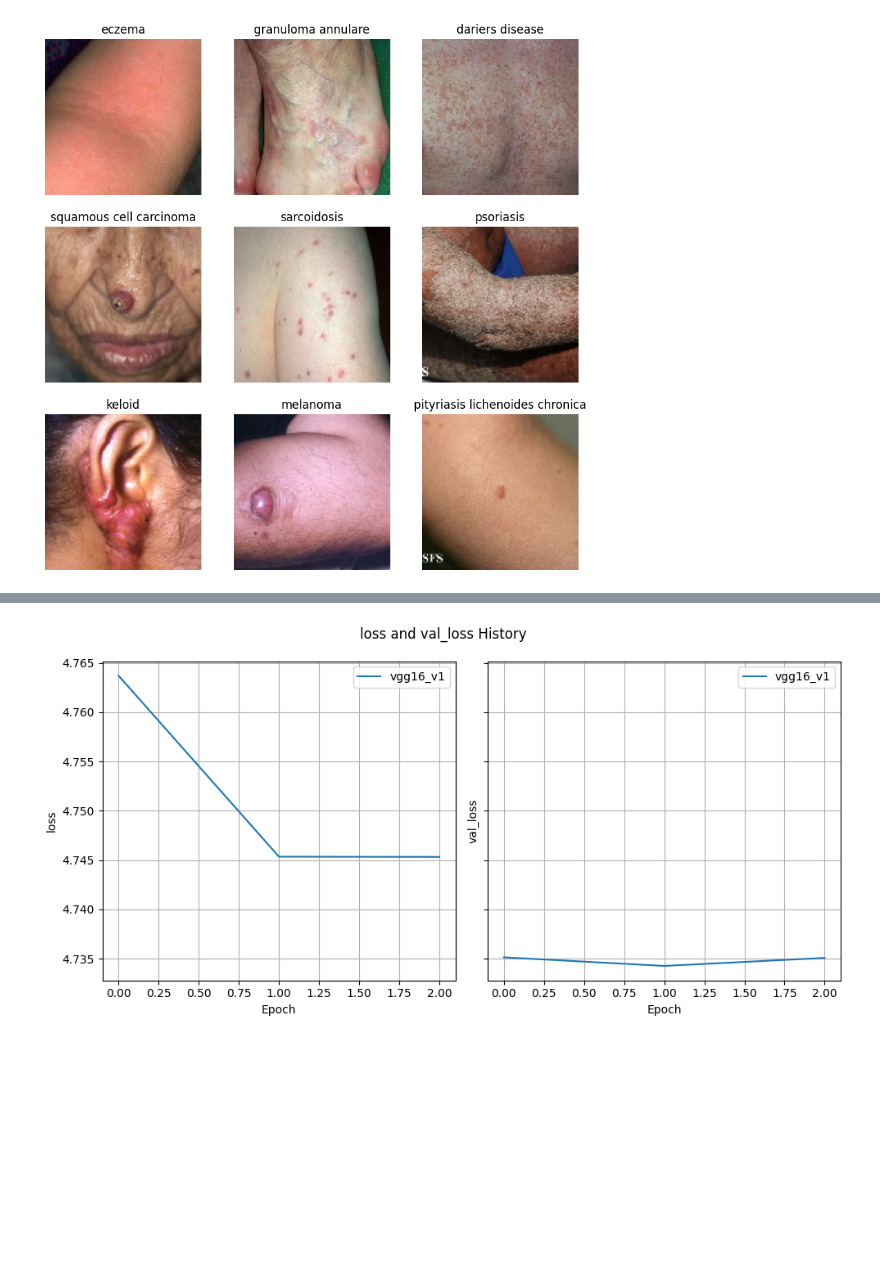
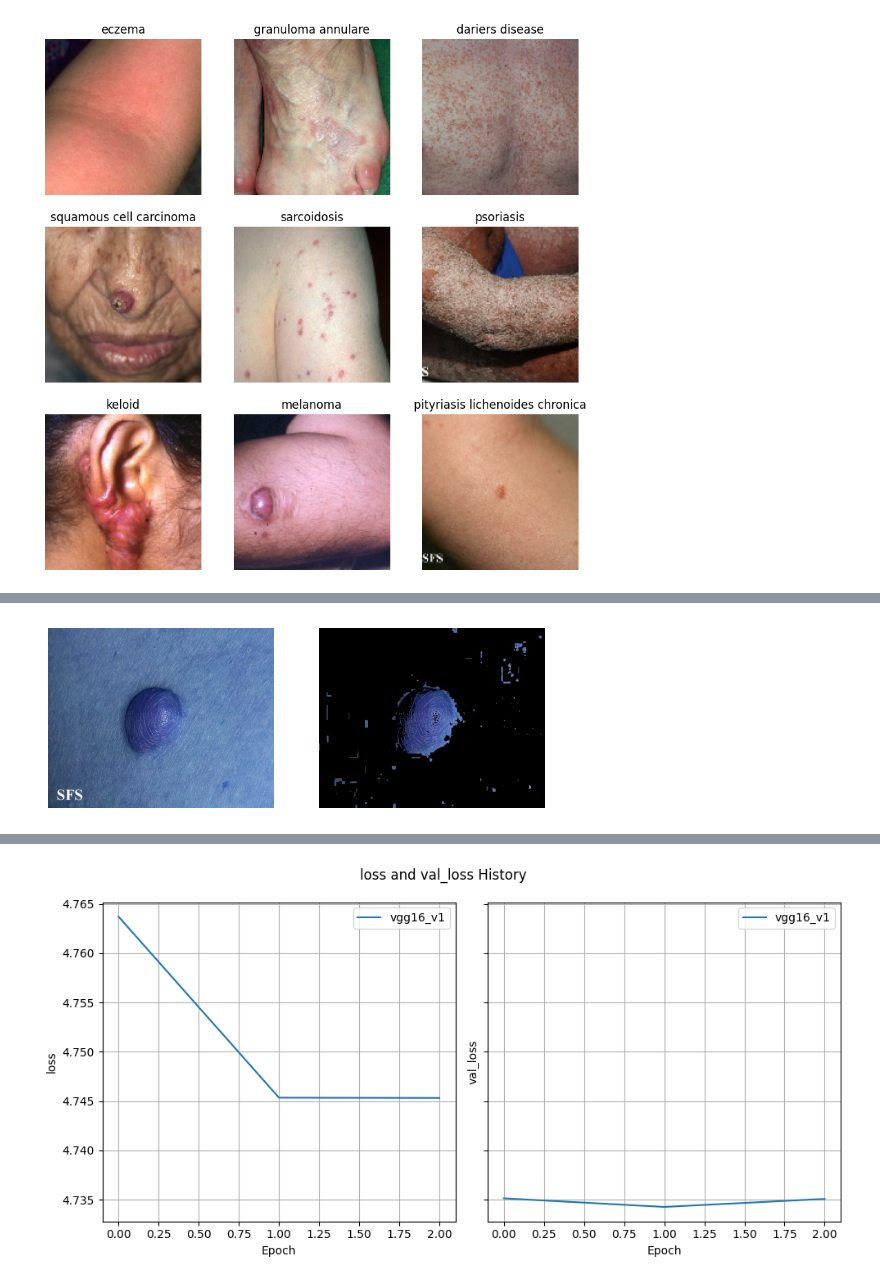
Before and after one commit to samueldatasci/deep-learning-23-24-nova-ims-group-project, a Jupyter notebook: 3-model-train.ipynb, the cells around one changed output, grey strips where cells are left out. Cells and saved outputs as stored; diff of their text form; code cells hidden in the pictures; blank space fills up the shorter version.

```diff
--- a/3-model-train.ipynb
+++ b/3-model-train.ipynb
@@ -589,3 +589,28 @@ plt.show()
+# %%
+# ******************************************
+# Image preprocessing - increasing contrast
+# ******************************************
+
+# https://stackoverflow.com/questions/50474302/how-do-i-adjust-brightness-contrast-and-vibrance-with-opencv-python
+
+img_path = os.path.join('data', 'train', 'pilar cyst', '6c770bbf5b1394537ba9cb4c16050fe4.jpg')
+img = cv2.imread(img_path)
+hsv = cv2.cvtColor(img, cv2.COLOR_BGR2HSV)  # highlighting red
+lower_red = np.array([0, 100, 100])
+upper_red = np.array([10, 255, 255])
+mask = cv2.inRange(hsv, lower_red, upper_red)
+highlighted_red = cv2.bitwise_and(img, img, mask=mask)
+
+fig, (ax1, ax2) = plt.subplots(1, 2)
+ax1.imshow(img)
+ax1.axis('off')
+ax2.imshow(highlighted_red)
+ax2.axis('off')
+plt.show()
+
+# for some images it works, for others it doesn't
+# %% [output]
+[figure, added]
 # %%
 # *********************************
 # Metrics
```
Also changed, not shown: parts of 11 cells of this notebook, 3 other files.
